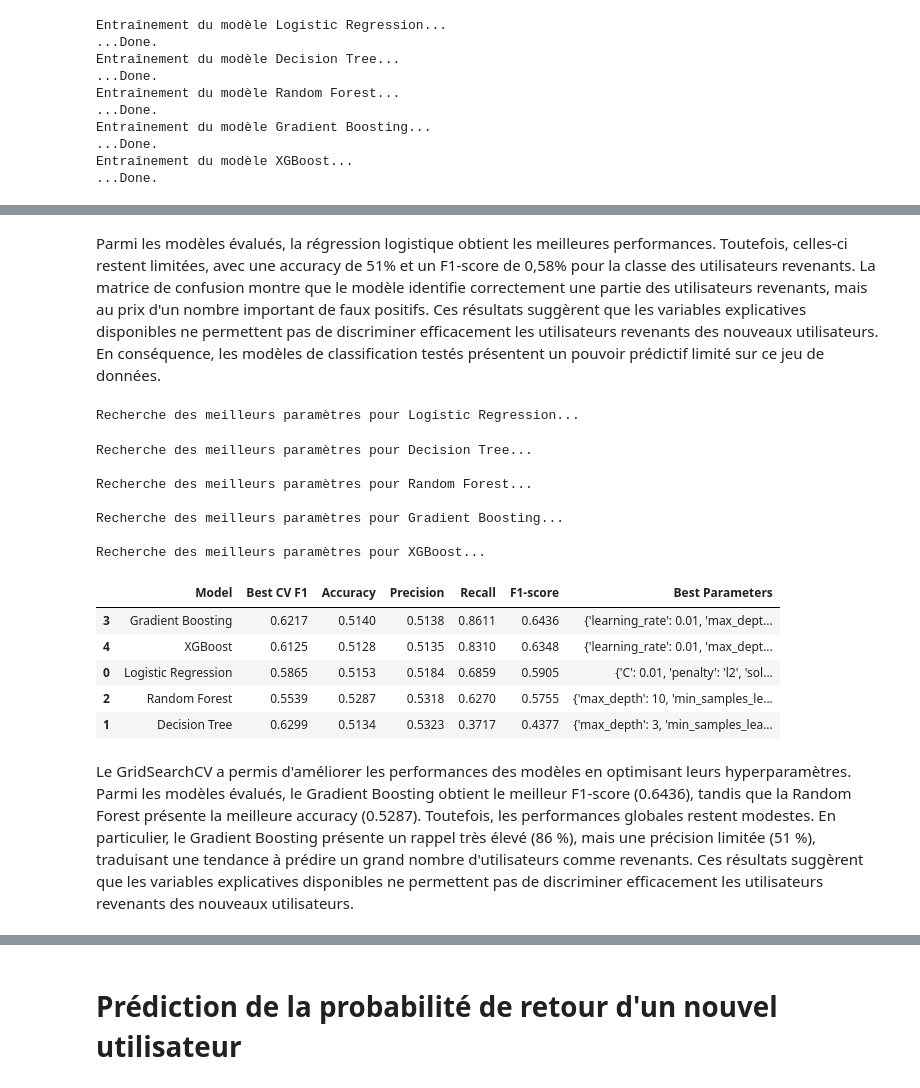
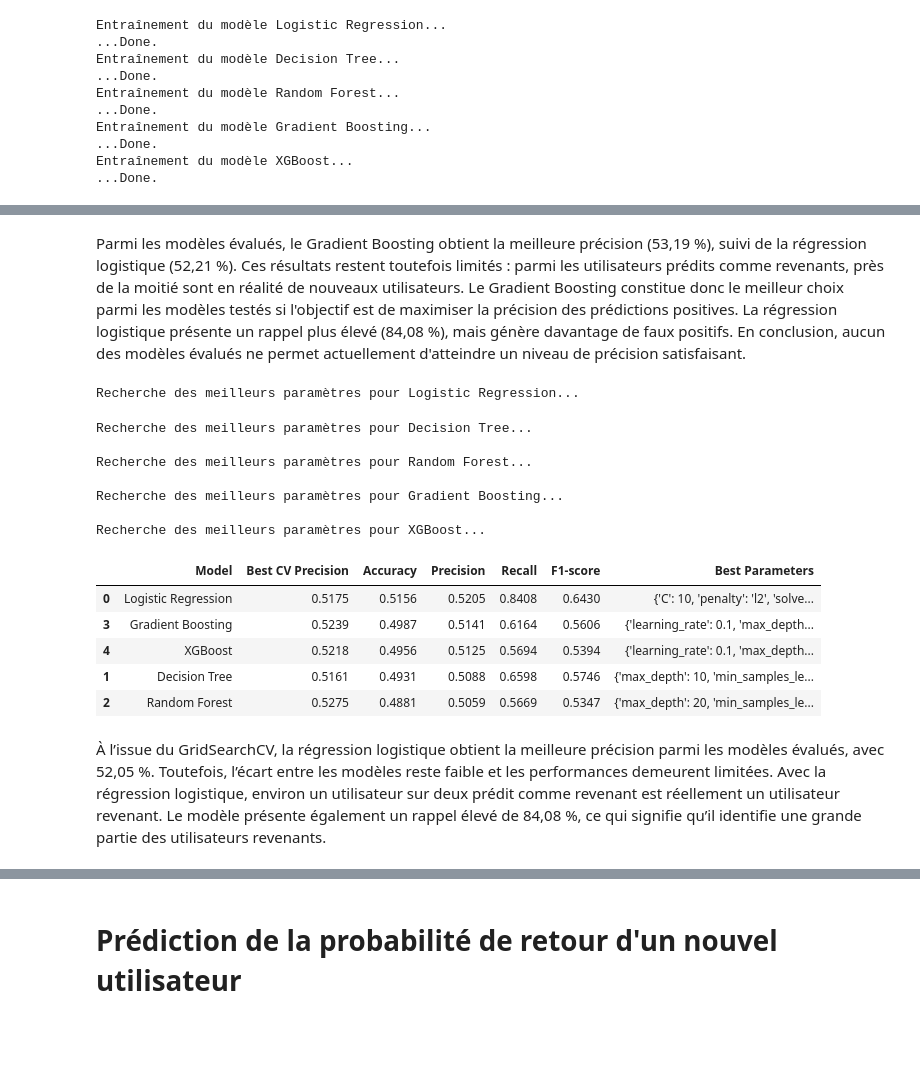
Before and after one commit to adrianavav7-hue/e_commerce_behavior, a Jupyter notebook: ecommerce_user_behavior_final.ipynb, the cells around one changed output, grey strips where cells are left out. Cells and saved outputs as stored; diff of their text form; code cells hidden in the pictures; blank space fills up the shorter version.

```diff
--- a/ecommerce_user_behavior_final.ipynb
+++ b/ecommerce_user_behavior_final.ipynb
@@ -795,5 +893,5 @@ for name, model in models.items():
 # %% [markdown]
-Parmi les modèles évalués, la régression logistique obtient les meilleures performances. Toutefois, celles-ci restent limitées, avec une accuracy de 51% et un F1-score de 0,58% pour la classe des utilisateurs revenants. La matrice de confusion montre que le modèle identifie correctement une partie des utilisateurs revenants, mais au prix d'un nombre important de faux positifs. Ces résultats suggèrent que les variables explicatives disponibles ne permettent pas de discriminer efficacement les utilisateurs revenants des nouveaux utilisateurs. En conséquence, les modèles de classification testés présentent un pouvoir prédictif limité sur ce jeu de données.
+Parmi les modèles évalués, le Gradient Boosting obtient la meilleure précision (53,19 %), suivi de la régression logistique (52,21 %). Ces résultats restent toutefois limités : parmi les utilisateurs prédits comme revenants, près de la moitié sont en réalité de nouveaux utilisateurs. Le Gradient Boosting constitue donc le meilleur choix parmi les modèles testés si l'objectif est de maximiser la précision des prédictions positives. La régression logistique présente un rappel plus élevé (84,08 %), mais génère davantage de faux positifs. En conclusion, aucun des modèles évalués ne permet actuellement d'atteindre un niveau de précision satisfaisant.
 # %%
 # Optimisation des hyperparamètres avec GridSearchCV
 
@@ -905,7 +1003,7 @@ for name, config in param_grids.items():
         estimator=config["model"],
         param_grid=config["params"],
         cv=5,
-        scoring="f1",
+        scoring="precision",
         n_jobs=-1
     )
 
@@ -927,49 +1025,49 @@ for name, config in param_grids.items():
 
         "Model": name,
 
-        "Best CV F1": grid.best_score_,
+        "Best CV Precision": grid.best_score_,
 
         "Accuracy": accuracy_score(Y_test, y_pred),
 
         "Precision": precision_score(Y_test, y_pred),
 
         "Recall": recall_score(Y_test, y_pred),
 
         "F1-score": f1_score(Y_test, y_pred),
 
         "Best Parameters": grid.best_params_
 
     })
 
 # Tableau final de comparaison
 
 results_df = pd.DataFrame(results)
 
-#Classement des modèles selon leur F1-score obtenu sur le test
+#Classement des modèles selon leur précision obtenu sur le test
 
 results_df = results_df.sort_values(
-    by="F1-score",
+    by="Precision",
     ascending=False
 )
 
 display(results_df.round(4))
 # %% [output]
 Recherche des meilleurs paramètres pour Logistic Regression...
 Recherche des meilleurs paramètres pour Decision Tree...
 
 Recherche des meilleurs paramètres pour Random Forest...
 
 Recherche des meilleurs paramètres pour Gradient Boosting...
 
 Recherche des meilleurs paramètres pour XGBoost...
-|  | Model | Best CV F1 | Accuracy | Precision | Recall | F1-score | Best Parameters |
-| 3 | Gradient Boosting | 0.6217 | 0.5140 | 0.5138 | 0.8611 | 0.6436 | {'learning_rate': 0.01, 'max_dept... |
-| 4 | XGBoost | 0.6125 | 0.5128 | 0.5135 | 0.8310 | 0.6348 | {'learning_rate': 0.01, 'max_dept... |
-| 0 | Logistic Regression | 0.5865 | 0.5153 | 0.5184 | 0.6859 | 0.5905 | {'C': 0.01, 'penalty': 'l2', 'sol... |
-| 2 | Random Forest | 0.5539 | 0.5287 | 0.5318 | 0.6270 | 0.5755 | {'max_depth': 10, 'min_samples_le... |
-| 1 | Decision Tree | 0.6299 | 0.5134 | 0.5323 | 0.3717 | 0.4377 | {'max_depth': 3, 'min_samples_lea... |
+|  | Model | Best CV Precision | Accuracy | Precision | Recall | F1-score | Best Parameters |
+| 0 | Logistic Regression | 0.5175 | 0.5156 | 0.5205 | 0.8408 | 0.6430 | {'C': 10, 'penalty': 'l2', 'solve... |
+| 3 | Gradient Boosting | 0.5239 | 0.4987 | 0.5141 | 0.6164 | 0.5606 | {'learning_rate': 0.1, 'max_depth... |
+| 4 | XGBoost | 0.5218 | 0.4956 | 0.5125 | 0.5694 | 0.5394 | {'learning_rate': 0.1, 'max_depth... |
+| 1 | Decision Tree | 0.5161 | 0.4931 | 0.5088 | 0.6598 | 0.5746 | {'max_depth': 10, 'min_samples_le... |
+| 2 | Random Forest | 0.5275 | 0.4881 | 0.5059 | 0.5669 | 0.5347 | {'max_depth': 20, 'min_samples_le... |
 # %% [markdown]
-Le GridSearchCV a permis d'améliorer les performances des modèles en optimisant leurs hyperparamètres. Parmi les modèles évalués, le Gradient Boosting obtient le meilleur F1-score (0.6436), tandis que la Random Forest présente la meilleure accuracy (0.5287). Toutefois, les performances globales restent modestes. En particulier, le Gradient Boosting présente un rappel très élevé (86 %), mais une précision limitée (51 %), traduisant une tendance à prédire un grand nombre d'utilisateurs comme revenants. Ces résultats suggèrent que les variables explicatives disponibles ne permettent pas de discriminer efficacement les utilisateurs revenants des nouveaux utilisateurs.
+À l’issue du GridSearchCV, la régression logistique obtient la meilleure précision parmi les modèles évalués, avec 52,05 %. Toutefois, l’écart entre les modèles reste faible et les performances demeurent limitées. Avec la régression logistique, environ un utilisateur sur deux prédit comme revenant est réellement un utilisateur revenant. Le modèle présente également un rappel élevé de 84,08 %, ce qui signifie qu’il identifie une grande partie des utilisateurs revenants.
 # %%
 # Matrices de confusion des modèles de classification avec les nouveaux hyperparamètres optimisés
 
```
Also changed, not shown: parts of 27 cells of this notebook, 2 other files.
